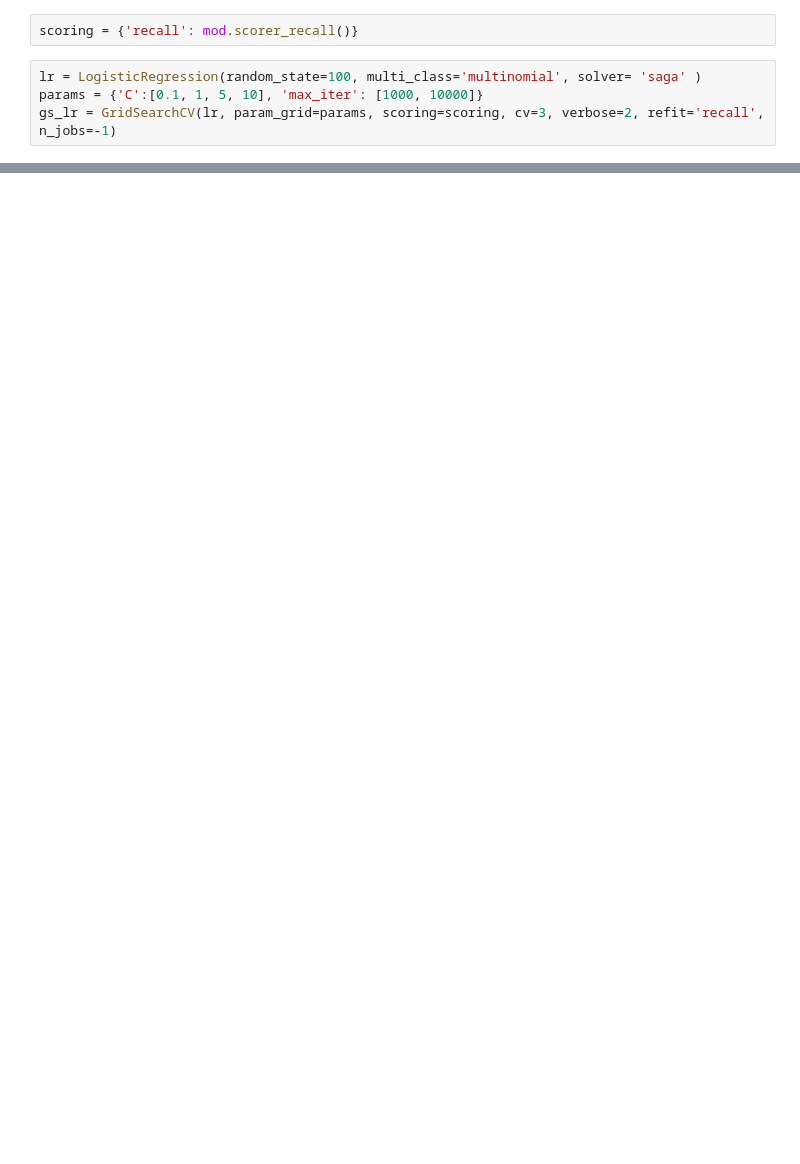
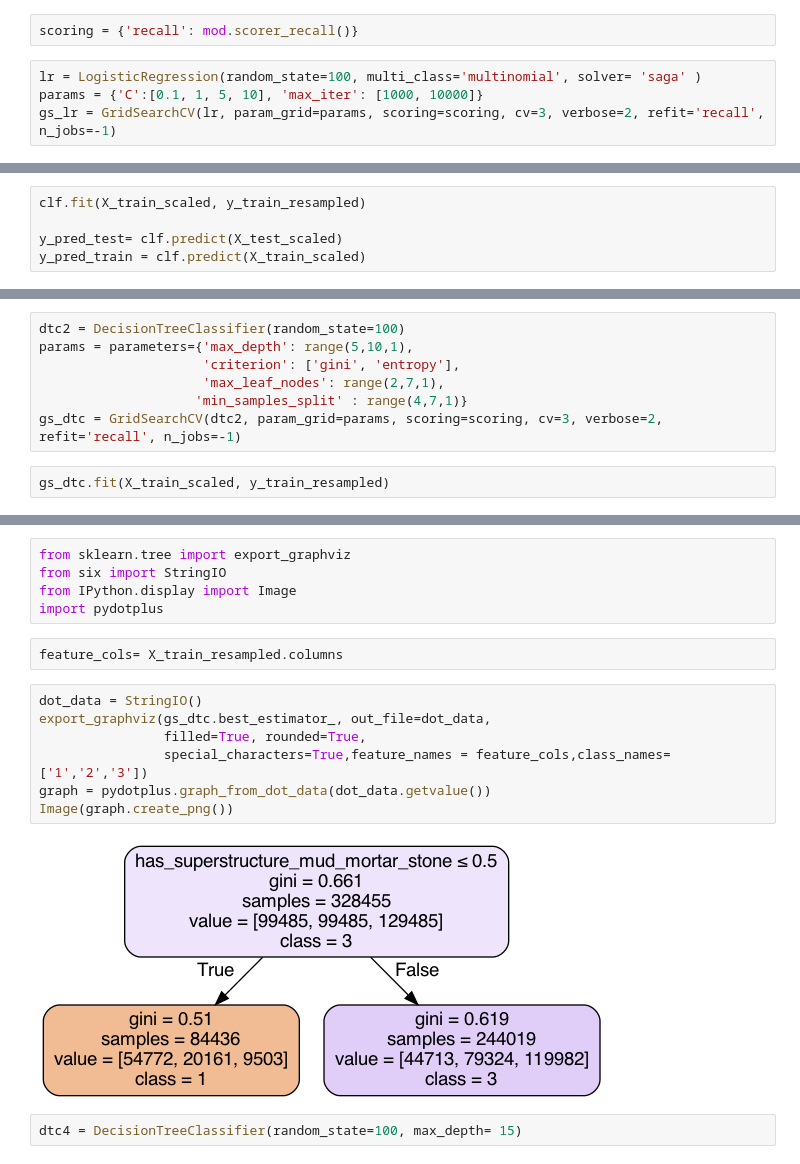
Before and after one commit to Yeshi341/structural_damage_from_earthquake, a Jupyter notebook: logistic_regression.ipynb, the cells around one changed output, grey strips where cells are left out. Saved outputs shown, nothing was run; the diff lists cells and outputs as text; blank space fills up the shorter version.

```diff
--- a/logistic_regression.ipynb
+++ b/logistic_regression.ipynb
@@ -396,0 +464,5 @@ Train Recall score:  0.5918
+# %%
+clf.fit(X_train_scaled, y_train_resampled)
+
+y_pred_test= clf.predict(X_test_scaled)
+y_pred_train = clf.predict(X_train_scaled)
@@ -396,0 +499,9 @@ Train Recall score:  0.5918
+# %%
+dtc2 = DecisionTreeClassifier(random_state=100)
+params = parameters={'max_depth': range(5,10,1),
+                     'criterion': ['gini', 'entropy'],
+                     'max_leaf_nodes': range(2,7,1),
+                    'min_samples_split' : range(4,7,1)}
+gs_dtc = GridSearchCV(dtc2, param_grid=params, scoring=scoring, cv=3, verbose=2, refit='recall', n_jobs=-1)
+# %%
+gs_dtc.fit(X_train_scaled, y_train_resampled)
@@ -397 +547,19 @@ Train Recall score:  0.5918
+# %%
+from sklearn.tree import export_graphviz
+from six import StringIO
+from IPython.display import Image
+import pydotplus
+# %%
+feature_cols= X_train_resampled.columns
+# %%
+dot_data = StringIO()
+export_graphviz(gs_dtc.best_estimator_, out_file=dot_data,
+                filled=True, rounded=True,
+                special_characters=True,feature_names = feature_cols,class_names=['1','2','3'])
+graph = pydotplus.graph_from_dot_data(dot_data.getvalue())
+Image(graph.create_png())
+# %% [output]
+[figure, added]
+# %%
+dtc4 = DecisionTreeClassifier(random_state=100, max_depth= 15)
 # %%
```
Also changed, not shown: parts of 43 cells of this notebook.
